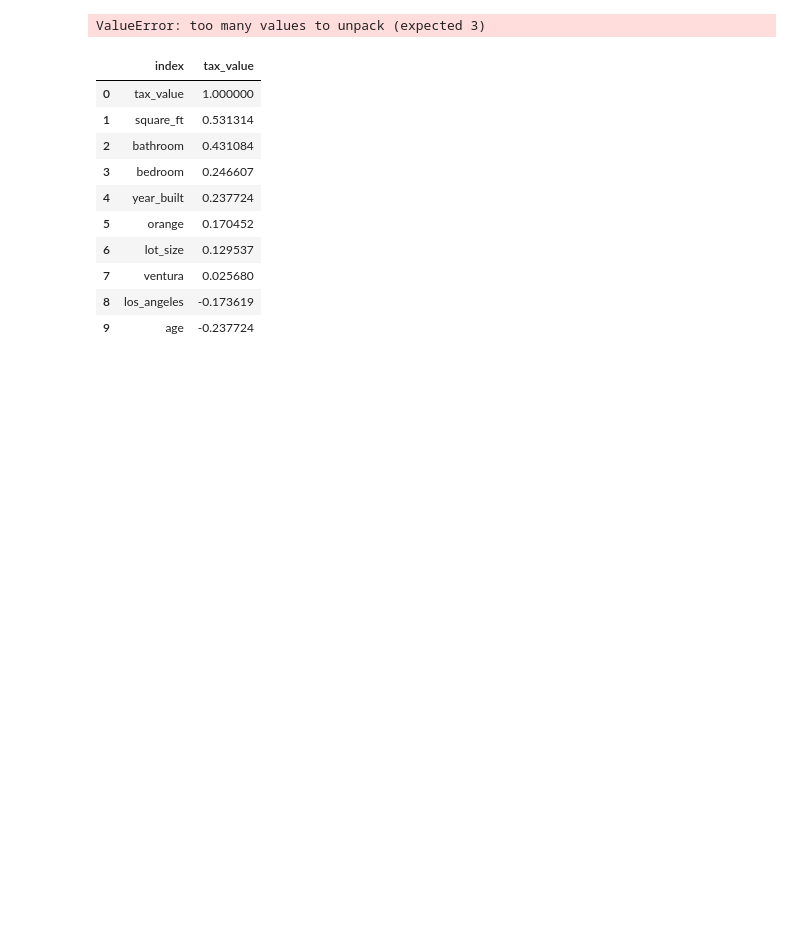
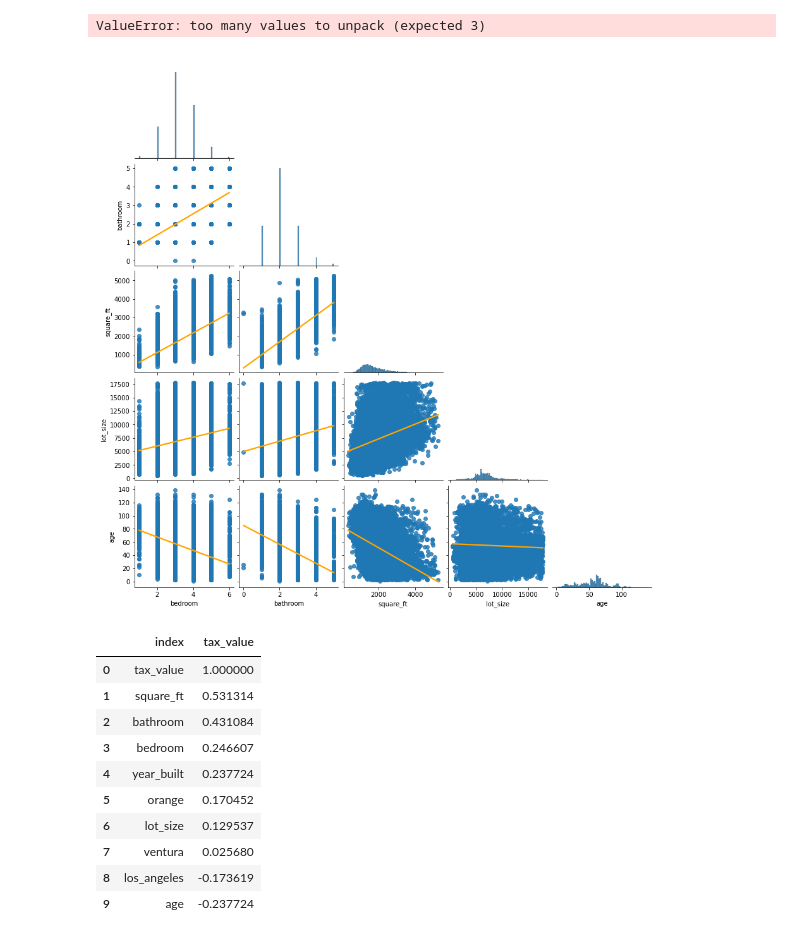
Before and after one commit to MatthewL09/zillow-regression-project, a Jupyter notebook: zillow_work.ipynb, the cells around one changed output. Drawn from its saved outputs; the diff is of its cells as text; code cells hidden in the pictures; blank space fills up the shorter version.

```diff
--- a/zillow_work.ipynb
+++ b/zillow_work.ipynb
@@ -387,16 +400,18 @@ train.head()
 # %%
 # create a function that takes in a dataframe
 
-# continuous_cols = ['bedroom', 'bathroom', 'square_ft', 'lot_size', 'age']
+continuous_cols = ['bedroom', 'bathroom', 'square_ft', 'lot_size', 'age']
 
 
-# def plot_variable_pairs(df):
-#     # plot the columns in a pairplot
-#     sns.pairplot(df, kind = 'reg', corner = True, plot_kws={'line_kws':{'color':'orange'}})
-# plt.show()
+def plot_variable_pairs(df):
+    # plot the columns in a pairplot
+    sns.pairplot(df, kind = 'reg', corner = True, plot_kws={'line_kws':{'color':'orange'}})
+plt.show()
 # %%
 # call function to visualize continuous columns in the train dataset
-# plot_variable_pairs(train[continuous_cols])
+plot_variable_pairs(train[continuous_cols])
+# %% [output]
+[figure, added]
 # %%
 # Heatmap to visualize correlations in data
 
```
Also changed, not shown: parts of 4 cells of this notebook.
